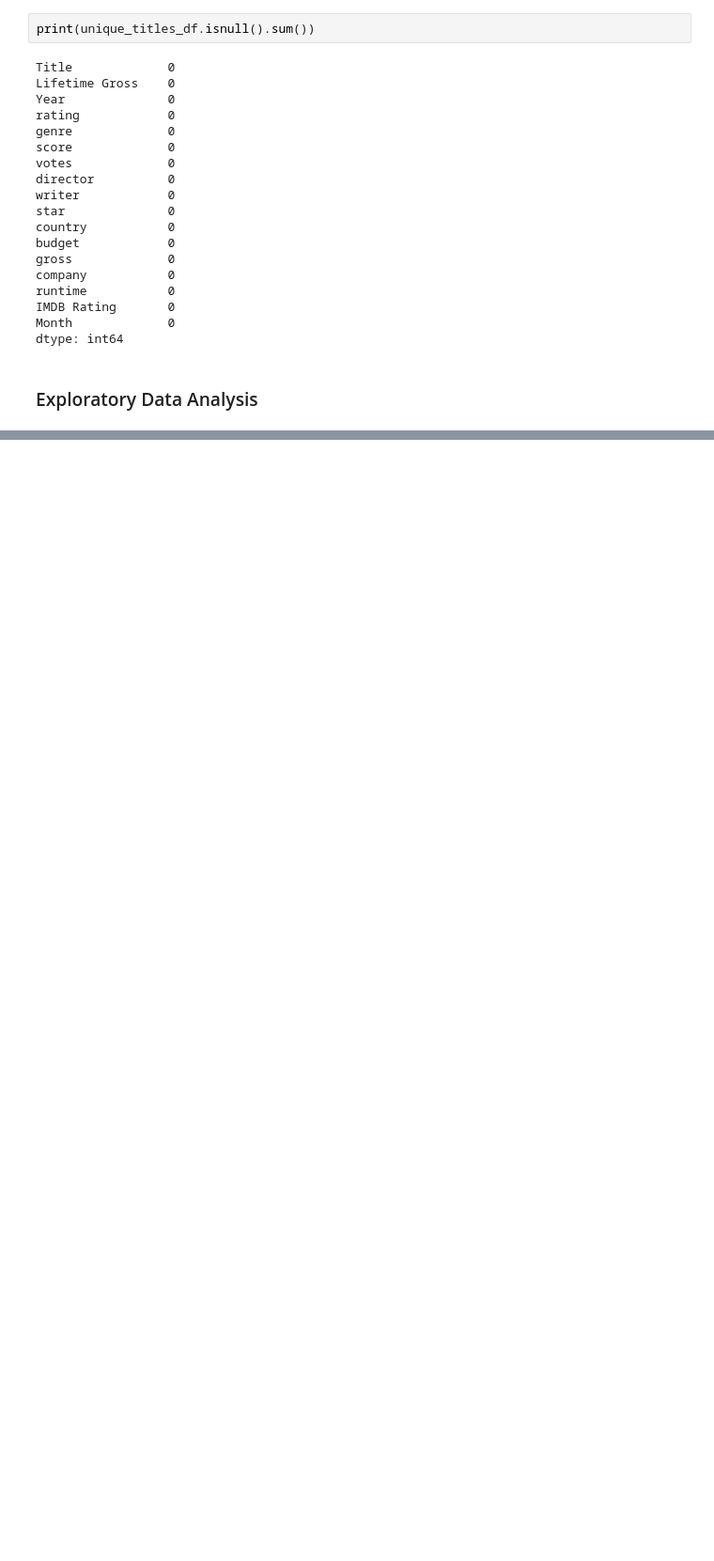
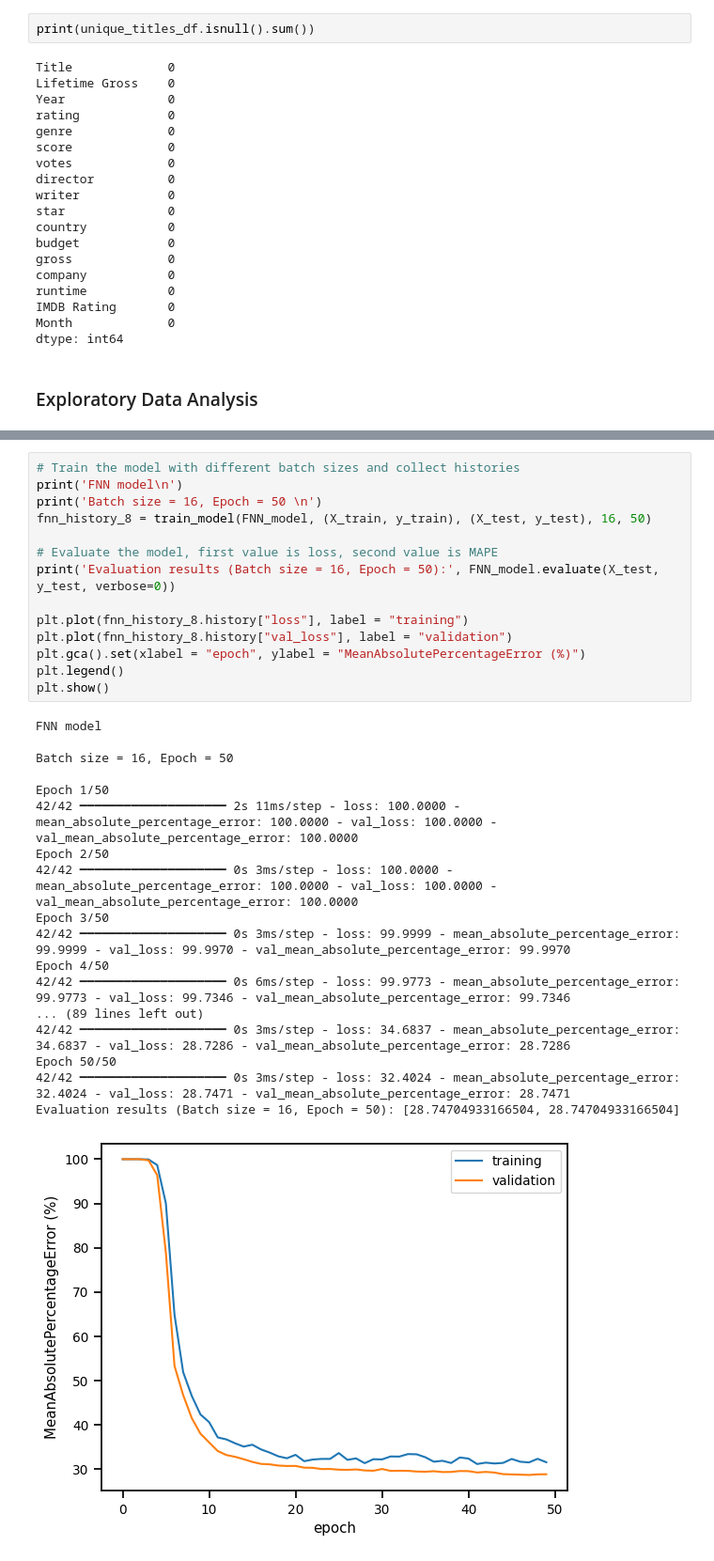
Before and after one commit to rhoyaki/PIC-16B-Final-Project, a Jupyter notebook: Movie Dataframe.ipynb, the cells around one changed output, grey strips where cells are left out. Shown at 94% size. Drawn from its saved outputs; the diff is of its cells as text; blank space fills up the shorter version.

```diff
--- a/Movie Dataframe.ipynb
+++ b/Movie Dataframe.ipynb
@@ -330,0 +518,33 @@ p=unique_titles_df.hist(figsize=(20,20))
+# %%
+# Train the model with different batch sizes and collect histories
+print('FNN model\n')
+print('Batch size = 16, Epoch = 50 \n')
+fnn_history_8 = train_model(FNN_model, (X_train, y_train), (X_test, y_test), 16, 50)
+
+# Evaluate the model, first value is loss, second value is MAPE
+print('Evaluation results (Batch size = 16, Epoch = 50):', FNN_model.evaluate(X_test, y_test, verbose=0))
+
+plt.plot(fnn_history_8.history["loss"], label = "training")
+plt.plot(fnn_history_8.history["val_loss"], label = "validation")
+plt.gca().set(xlabel = "epoch", ylabel = "MeanAbsolutePercentageError (%)")
+plt.legend()
+plt.show()
+# %% [output]
+FNN model
+
+Batch size = 16, Epoch = 50
+
+Epoch 1/50
+42/42 ━━━━━━━━━━━━━━━━━━━━ 2s 11ms/step - loss: 100.0000 - mean_absolute_percentage_error: 100.0000 - val_loss: 100.0000 - val_mean_absolute_percentage_error: 100.0000
+Epoch 2/50
+42/42 ━━━━━━━━━━━━━━━━━━━━ 0s 3ms/step - loss: 100.0000 - mean_absolute_percentage_error: 100.0000 - val_loss: 100.0000 - val_mean_absolute_percentage_error: 100.0000
+Epoch 3/50
+42/42 ━━━━━━━━━━━━━━━━━━━━ 0s 3ms/step - loss: 99.9999 - mean_absolute_percentage_error: 99.9999 - val_loss: 99.9970 - val_mean_absolute_percentage_error: 99.9970
+Epoch 4/50
+42/42 ━━━━━━━━━━━━━━━━━━━━ 0s 6ms/step - loss: 99.9773 - mean_absolute_percentage_error: 99.9773 - val_loss: 99.7346 - val_mean_absolute_percentage_error: 99.7346
+... (89 lines left out)
+42/42 ━━━━━━━━━━━━━━━━━━━━ 0s 3ms/step - loss: 34.6837 - mean_absolute_percentage_error: 34.6837 - val_loss: 28.7286 - val_mean_absolute_percentage_error: 28.7286
+Epoch 50/50
+42/42 ━━━━━━━━━━━━━━━━━━━━ 0s 3ms/step - loss: 32.4024 - mean_absolute_percentage_error: 32.4024 - val_loss: 28.7471 - val_mean_absolute_percentage_error: 28.7471
+Evaluation results (Batch size = 16, Epoch = 50): [28.74704933166504, 28.74704933166504]
+[figure, added]
```
Also changed, not shown: parts of 24 cells of this notebook.
